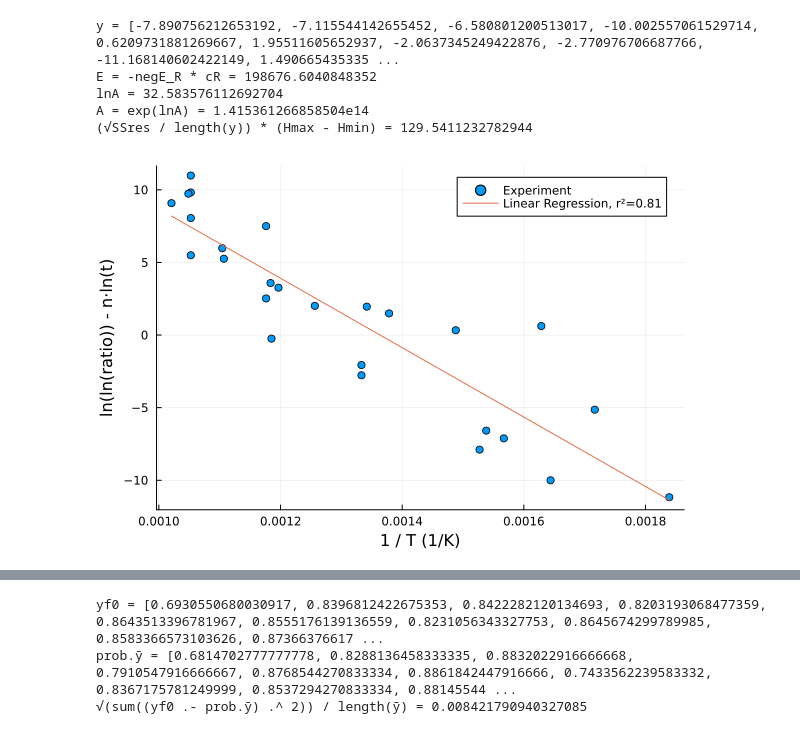
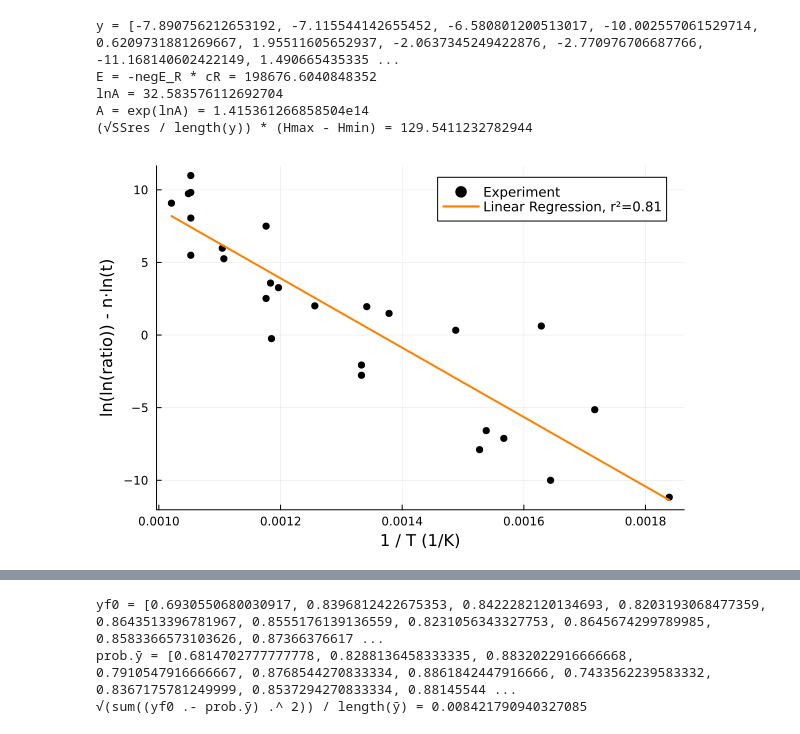
Before and after one commit to CMU-EMIT-Lab/ADDOPT.jl, a Jupyter notebook: examples/waam_example/gleeble_cylinders/sysid.ipynb, the cells around one changed output, grey strips where cells are left out. Drawn from its saved outputs; the diff is of its cells as text; code cells hidden in the pictures.

Commit message:
Figures for ACC 2025

```diff
--- a/examples/waam_example/gleeble_cylinders/sysid.ipynb
+++ b/examples/waam_example/gleeble_cylinders/sysid.ipynb
@@ -300,33 +299,34 @@ combined_df[25:end,:]
 # %%
 cR = 8.314
 
 y = combined_df[:, :LnLnTransformRatio] .- log.(combined_df[:, :Time])
 
 @show y
 X = hcat(1 ./ (combined_df[:, :Temperature]), ones(length(y)))
 Θ = X \ y
 negE_R, lnA = Θ
 @show E = -negE_R * cR # J/mol
 @show lnA
 @show A = exp(lnA) # unitless
 ȳ = mean(y)
 SSres = sum((y .- X * Θ) .^ 2)
 SStot = sum((y .- ȳ) .^ 2)
 r² = 1 - SSres / SStot
 
 @show √(SSres) / length(y) * (Hmax - Hmin)
 
-scatter(X[:, 1], y , label="Experiment")
-plot!((t) -> negE_R * t + lnA, label="Linear Regression, r²=$(round(r², digits=2))")
+scatter(X[:, 1], y , label="Experiment", color=:black, legendfontsize=9)
+plot!((t) -> negE_R * t + lnA, label="Linear Regression, r²=$(round(r², digits=2))", linewidth=2, color=:darkorange1)
 xlabel!("1 / T (1/K)")
 ylabel!("ln(ln(ratio)) - n⋅ln(t)")
+# savefig("isothermal_fit.svg")
 # %% [output]
 y = [-7.890756212653192, -7.115544142655452, -6.580801200513017, -10.002557061529714, 0.6209731881269667, 1.95511605652937, -2.0637345249422876, -2.770976706687766, -11.168140602422149, 1.490665435335 ...
 E = -negE_R * cR = 198676.6040848352
 lnA = 32.583576112692704
 A = exp(lnA) = 1.415361266858504e14
 (√SSres / length(y)) * (Hmax - Hmin) = 129.5411232782944
-[figure, old version]
+[figure, new version]
 # %%
 include("../../../src/sysid.jl")
 
```
Also changed, not shown: parts of 6 cells of this notebook, 3 other files.
